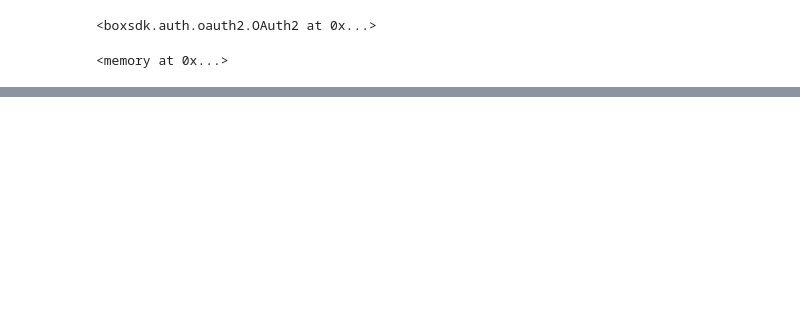
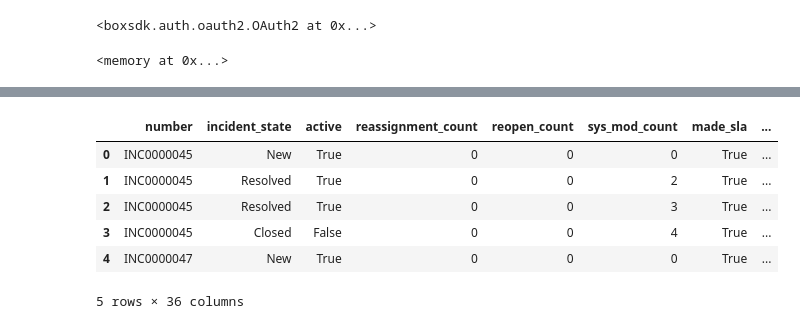
Before and after one commit to rajivsam/Rinse_and_Repeat, a Jupyter notebook: notebooks/ITSM/data_preparation.ipynb, the cells around one changed output, grey strips where cells are left out. Saved outputs shown, nothing was run; the diff lists cells and outputs as text; code cells hidden in the pictures; blank space fills up the shorter version.

```diff
--- a/notebooks/ITSM/data_preparation.ipynb
+++ b/notebooks/ITSM/data_preparation.ipynb
@@ -70 +71,11 @@ Dask Name: read-csv, 1 tasks
+# %%
+ddf.head()
+# %% [output]
+|  | number | incident_state | active | reassignment_count | reopen_count | sys_mod_count | made_sla | ... |
+| 0 | INC0000045 | New | True | 0 | 0 | 0 | True | ... |
+| 1 | INC0000045 | Resolved | True | 0 | 0 | 2 | True | ... |
+| 2 | INC0000045 | Resolved | True | 0 | 0 | 3 | True | ... |
+| 3 | INC0000045 | Closed | False | 0 | 0 | 4 | True | ... |
+| 4 | INC0000047 | New | True | 0 | 0 | 0 | True | ... |
+5 rows × 36 columns
 # %%
```
Also changed, not shown: parts of 29 cells of this notebook, 1 other file.
